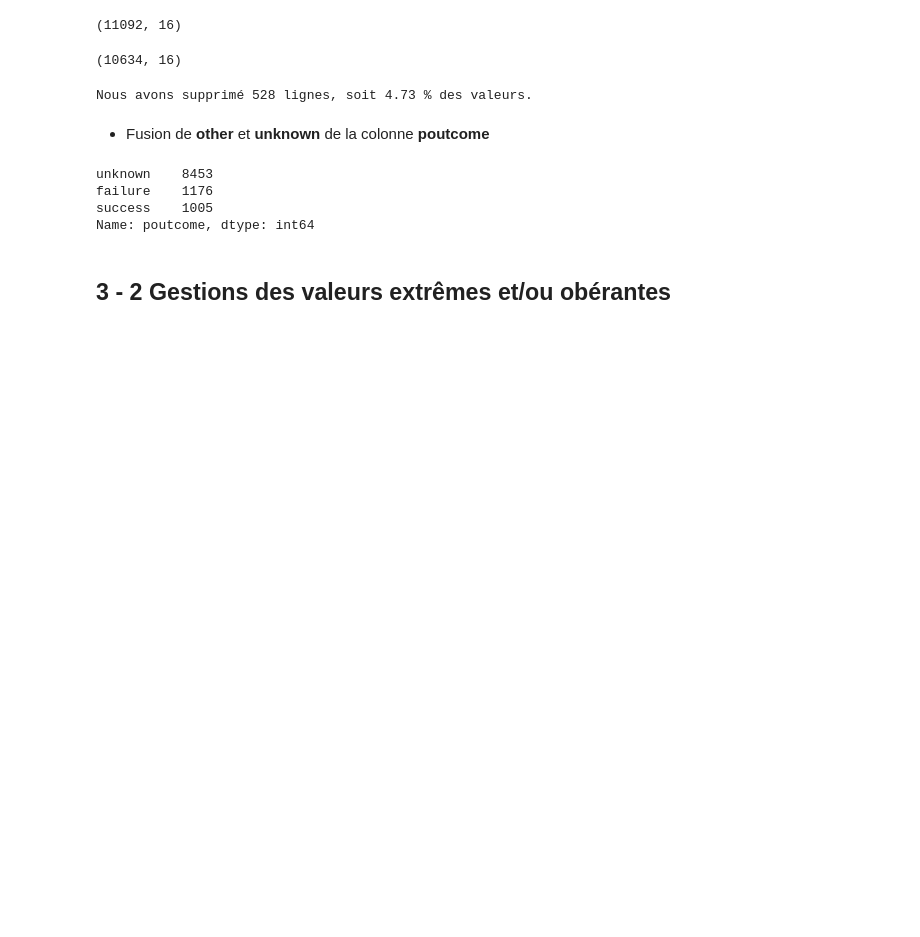
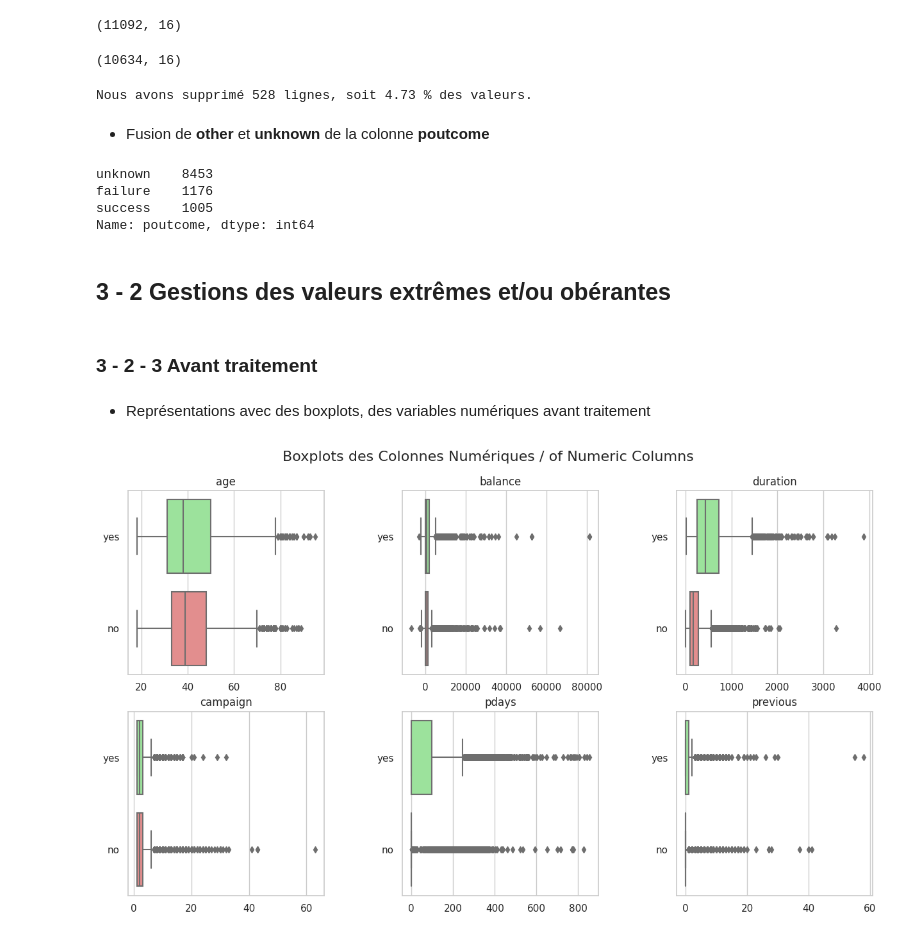
Before and after one commit to guillaumebrethes/Oct_cda_bankmarketing, a Jupyter notebook: Sprint_1.ipynb, the cells around one changed output. Saved outputs shown, nothing was run; the diff lists cells and outputs as text; code cells hidden in the pictures; blank space fills up the shorter version.

```diff
--- a/Sprint_1.ipynb
+++ b/Sprint_1.ipynb
@@ -241,3 +261,37 @@ success    1005
 Name: poutcome, dtype: int64
 # %% [markdown]
 ## 3 - 2 Gestions des valeurs extrêmes et/ou obérantes
+# %% [markdown]
+### 3 - 2 - 3 Avant traitement
+# %% [markdown]
+* Représentations avec des boxplots, des variables numériques avant traitement
+# %%
+# Set the style
+sns.set(style="whitegrid")
+
+# Columns list
+columns_num = ['age', 'balance', 'duration', 'campaign', 'pdays', 'previous']
+colors = {'yes': 'lightgreen', 'no': 'lightcoral'}
+
+# Create a figure and axis
+fig, axs = plt.subplots(2, 3, figsize=(15, 8))
+fig.suptitle('Boxplots des Colonnes Numériques / of Numeric Columns', fontsize=16)
+
+# Flatten the axis array for easy indexing
+axs = axs.flatten()
+
+# Plot boxplots
+for i, column in enumerate(columns_num):
+    sns.boxplot(x=df[column],
+                y=df['deposit'],
+                ax=axs[i],
+                palette=colors)
+    axs[i].set_title(column)
+    axs[i].set_xlabel("")
+    axs[i].set_ylabel("")
+
+# Adjust layout
+fig.subplots_adjust(top=0.9, wspace=0.4)
+plt.show()
+# %% [output]
+[figure, added]
```
Also changed, not shown: parts of 14 cells of this notebook.
